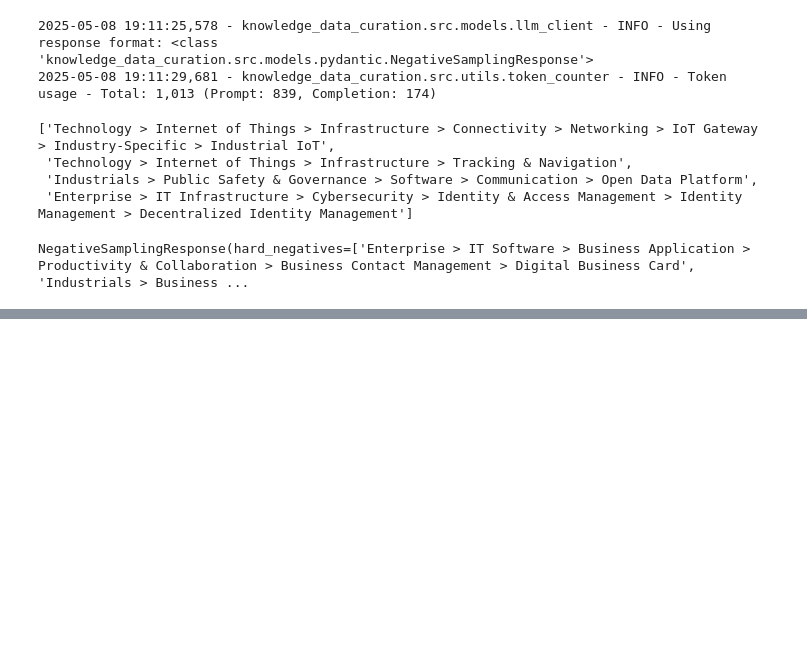
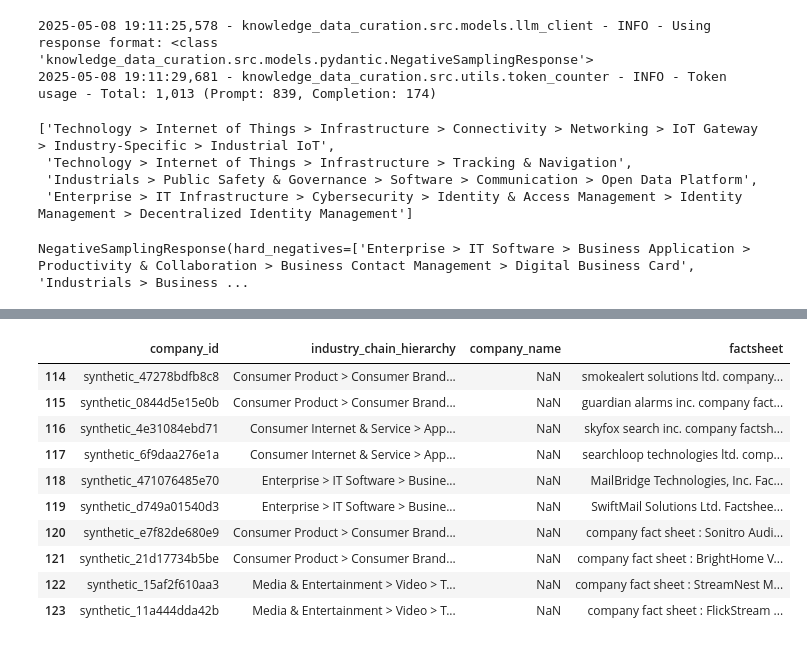
Before and after one commit to pragalbh-dev/ColBERT, a Jupyter notebook: knowledge_data_curation/test.ipynb, the cells around one changed output, grey strips where cells are left out. Cells and saved outputs as stored; diff of their text form; code cells hidden in the pictures; blank space fills up the shorter version.

```diff
--- a/knowledge_data_curation/test.ipynb
+++ b/knowledge_data_curation/test.ipynb
@@ -298,0 +362,14 @@ NegativeSamplingResponse(hard_negatives=['Enterprise > IT Software > Business Ap
+# %%
+aug_data[aug_data.company_id.str.contains('synthetic_')].head(10)
+# %% [output]
+|  | company_id | industry_chain_hierarchy | company_name | factsheet |
+| 114 | synthetic_47278bdfb8c8 | Consumer Product > Consumer Brand... | NaN | smokealert solutions ltd. company... |
+| 115 | synthetic_0844d5e15e0b | Consumer Product > Consumer Brand... | NaN | guardian alarms inc. company fact... |
+| 116 | synthetic_4e31084ebd71 | Consumer Internet & Service > App... | NaN | skyfox search inc. company factsh... |
+| 117 | synthetic_6f9daa276e1a | Consumer Internet & Service > App... | NaN | searchloop technologies ltd. comp... |
+| 118 | synthetic_471076485e70 | Enterprise > IT Software > Busine... | NaN | MailBridge Technologies, Inc. Fac... |
+| 119 | synthetic_d749a01540d3 | Enterprise > IT Software > Busine... | NaN | SwiftMail Solutions Ltd. Factshee... |
+| 120 | synthetic_e7f82de680e9 | Consumer Product > Consumer Brand... | NaN | company fact sheet : Sonitro Audi... |
+| 121 | synthetic_21d17734b5be | Consumer Product > Consumer Brand... | NaN | company fact sheet : BrightHome V... |
+| 122 | synthetic_15af2f610aa3 | Media & Entertainment > Video > T... | NaN | company fact sheet : StreamNest M... |
+| 123 | synthetic_11a444dda42b | Media & Entertainment > Video > T... | NaN | company fact sheet : FlickStream ... |
```
Also changed, not shown: parts of 21 cells of this notebook, 20 other files.
